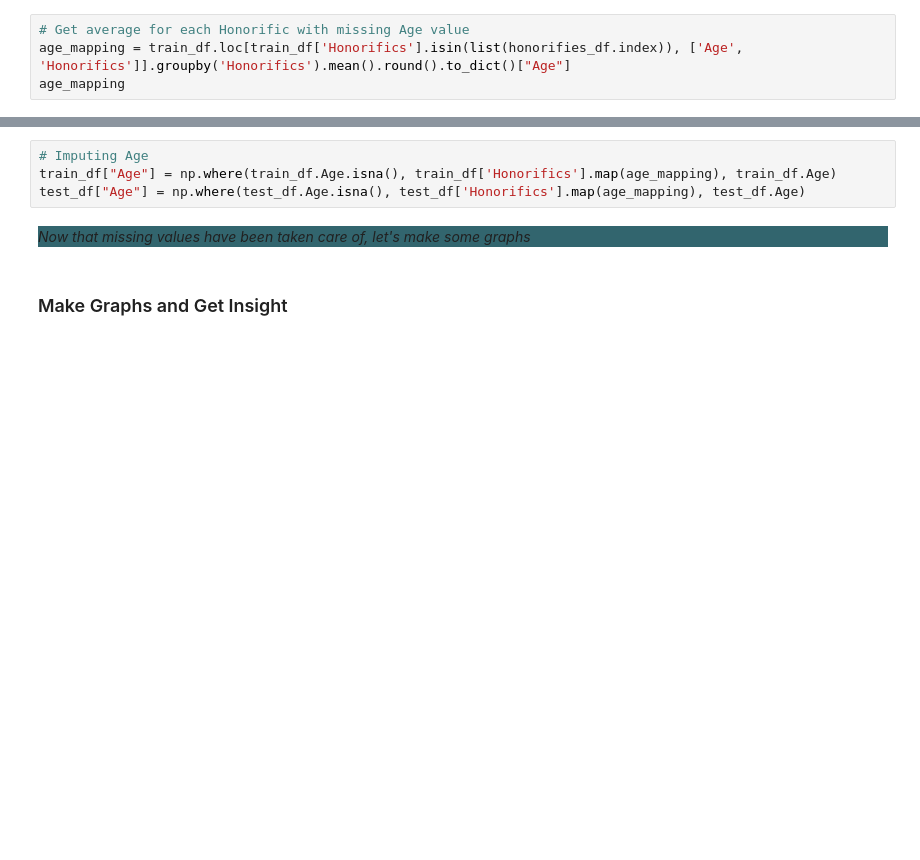
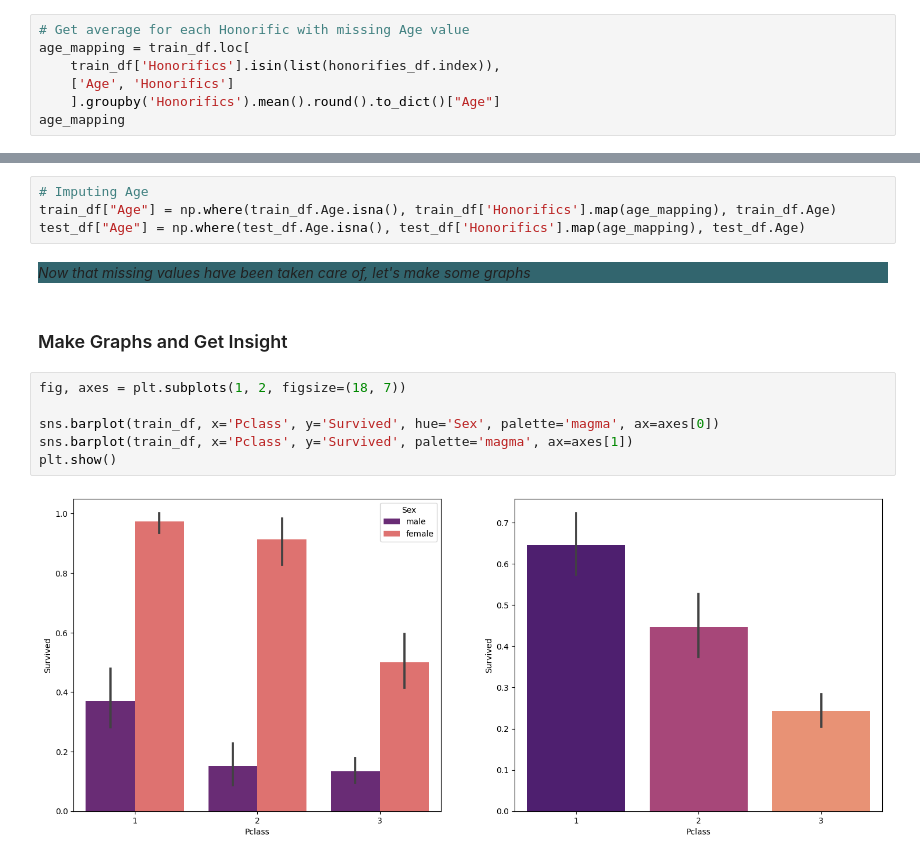
Before and after one commit to GiorgiChkhitunidze/Would-you-survive-sinking-of-the-Titanic, a Jupyter notebook: main.ipynb, the cells around one changed output, grey strips where cells are left out. Drawn from its saved outputs; the diff is of its cells as text; blank space fills up the shorter version.

```diff
--- a/main.ipynb
+++ b/main.ipynb
@@ -147,7 +150,10 @@ fig.show()
 <p style="background-color: #32656e"><i>Using <i><b>Honorifics</b></i> to impute <i><b>Age</b></i> will be better than using just a mean of <i><b>Age</b></i> column, because people with different honorifics have different age range and therefore, different mean age. </i></p>
 # %%
 # Get average for each Honorific with missing Age value
-age_mapping = train_df.loc[train_df['Honorifics'].isin(list(honorifies_df.index)), ['Age', 'Honorifics']].groupby('Honorifics').mean().round().to_dict()["Age"]
+age_mapping = train_df.loc[
+    train_df['Honorifics'].isin(list(honorifies_df.index)),
+    ['Age', 'Honorifics']
+    ].groupby('Honorifics').mean().round().to_dict()["Age"]
 age_mapping
 # %% [output]
 {' Dr': 42.0, ' Master': 4.0, ' Miss': 21.0, ' Mr': 32.0, ' Mrs': 36.0}
@@ -159,3 +165,11 @@ test_df["Age"] = np.where(test_df.Age.isna(), test_df['Honorifics'].map(age_mapp
 <p style="background-color: #32656e"><i>Now that missing values have been taken care of, let's make some graphs</i></p>
 # %% [markdown]
 ### Make Graphs and Get Insight
+# %%
+fig, axes = plt.subplots(1, 2, figsize=(18, 7))
+
+sns.barplot(train_df, x='Pclass', y='Survived', hue='Sex', palette='magma', ax=axes[0])
+sns.barplot(train_df, x='Pclass', y='Survived', palette='magma', ax=axes[1])
+plt.show()
+# %% [output]
+[figure, added]
```
Also changed, not shown: parts of 32 cells of this notebook.
